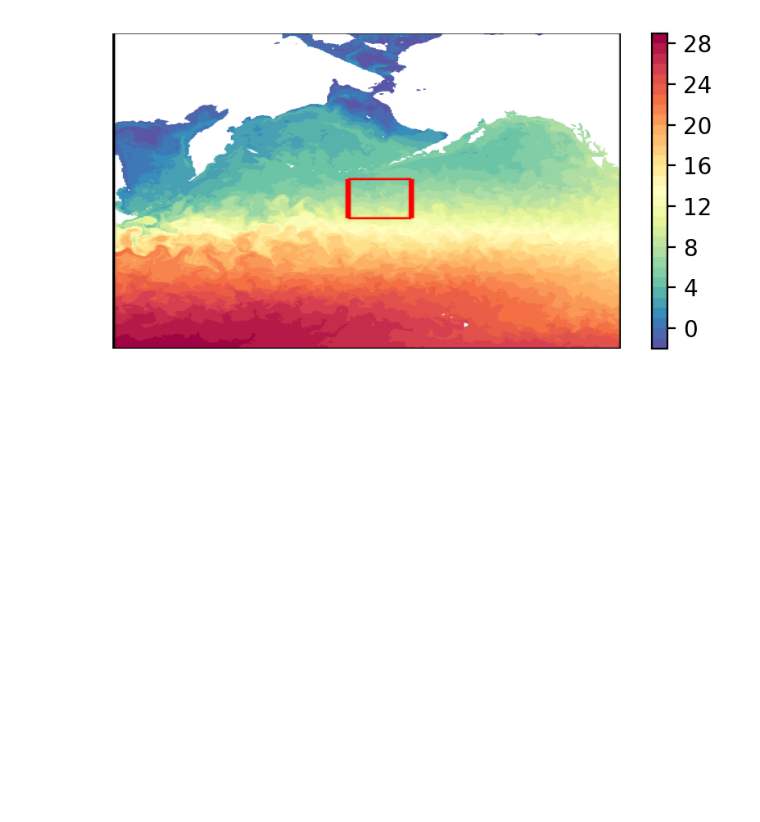
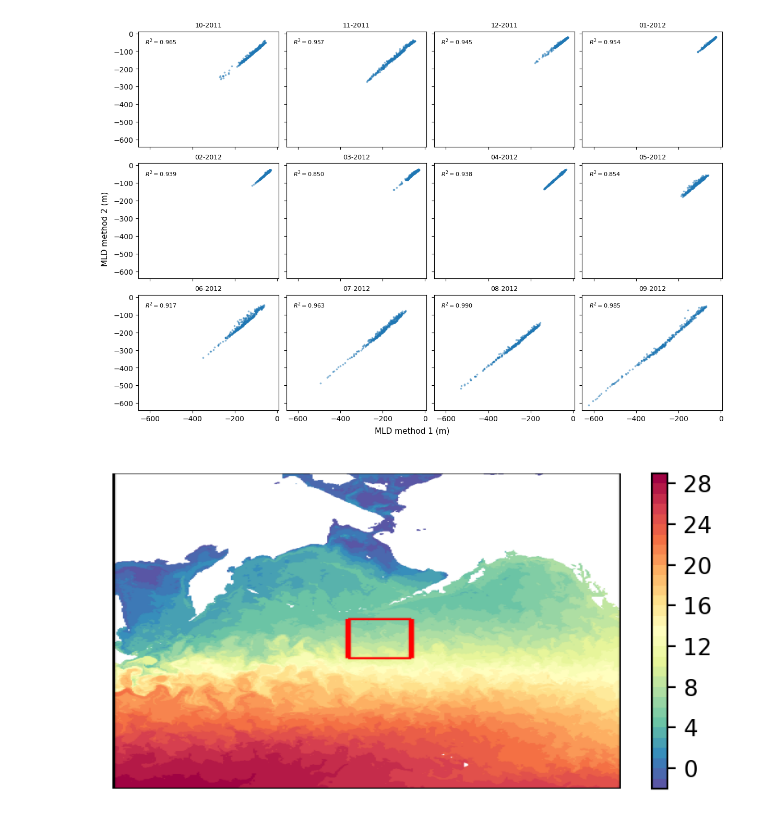
Before and after one commit to GHOpenonic/LLC_ocean_emulator, a Jupyter notebook: high_res_diagnostics/MLD/MLD_grid#comparison.ipynb, the cells around one changed output. Cells and saved outputs as stored; diff of their text form; code cells hidden in the pictures; blank space fills up the shorter version.

```diff
--- a/high_res_diagnostics/MLD/MLD_grid#comparison.ipynb
+++ b/high_res_diagnostics/MLD/MLD_grid#comparison.ipynb
@@ -12,0 +106,41 @@ from pathlib import Path
+# %%
+fig, axes = plt.subplots(
+    3, 4,
+    figsize=(12, 8),
+    sharex=True,
+    sharey=True,
+    constrained_layout=True
+)
+
+axes = axes.ravel()
+
+for n, month in enumerate(MLD_tiles_1.time.values):
+    ax = axes[n]
+
+    month_str = pd.to_datetime(month).strftime('%m-%Y')
+
+    flat_1 = MLD_tiles_1.isel(time=n).values.flatten()
+    flat_2 = MLD_tiles_2.isel(time=n).values.flatten()
+
+    mask = np.isfinite(flat_1) & np.isfinite(flat_2)
+    r2 = r2_score(flat_1[mask], flat_2[mask])
+
+    ax.scatter(flat_1, flat_2, s=3, alpha=0.4)
+
+    ax.set_title(month_str, fontsize=9)
+
+    ax.text(
+        0.05, 0.95,
+        f"$R^2={r2:.3f}$",
+        transform=ax.transAxes,
+        va="top",
+        fontsize=8
+    )
+
+# global labels
+fig.supxlabel("MLD method 1 (m)", fontsize=11)
+fig.supylabel("MLD method 2 (m)", fontsize=11)
+
+plt.show()
+# %% [output]
+[figure, added]
```
Also changed, not shown: parts of 11 cells of this notebook, 28 other files.
